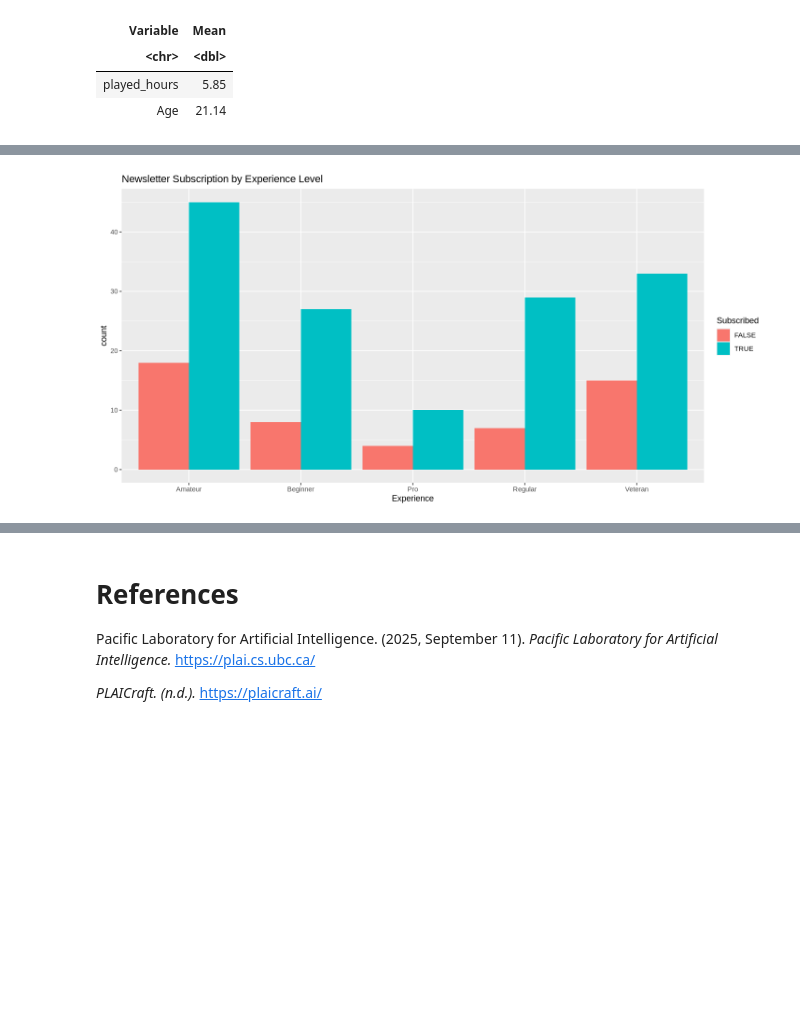
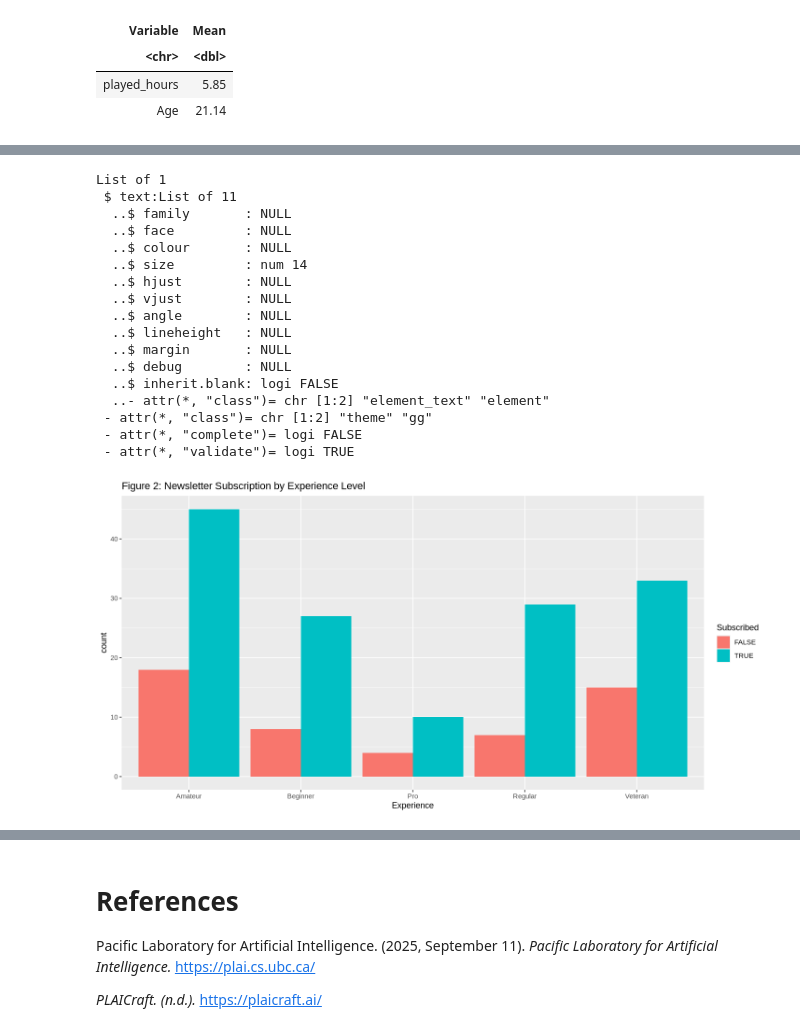
Before and after one commit to AjayAntonio77/DSCI-100-Final-Project, a Jupyter notebook: Final Group Project (R).ipynb, the cells around one changed output, grey strips where cells are left out. Drawn from its saved outputs; the diff is of its cells as text; code cells hidden in the pictures; blank space fills up the shorter version.

```diff
--- a/Final Group Project (R).ipynb
+++ b/Final Group Project (R).ipynb
@@ -226,11 +234,29 @@ List of 1
 # %%
 # Visualization: Subscription by Experience
 minecraft_plot2 <- ggplot(players, aes(x = experience, fill = factor(subscribe))) +
   geom_bar(position = "dodge") +
-  labs(title = "Newsletter Subscription by Experience Level", x = "Experience", fill = "Subscribed")
+  labs(title = "Figure 2: Newsletter Subscription by Experience Level",
+       x = "Experience", fill = "Subscribed")
     theme(text = element_text(size = 14))
 
 minecraft_plot2
 # %% [output]
+List of 1
+ $ text:List of 11
+  ..$ family       : NULL
+  ..$ face         : NULL
+  ..$ colour       : NULL
+  ..$ size         : num 14
+  ..$ hjust        : NULL
+  ..$ vjust        : NULL
+  ..$ angle        : NULL
+  ..$ lineheight   : NULL
+  ..$ margin       : NULL
+  ..$ debug        : NULL
+  ..$ inherit.blank: logi FALSE
+  ..- attr(*, "class")= chr [1:2] "element_text" "element"
+ - attr(*, "class")= chr [1:2] "theme" "gg"
+ - attr(*, "complete")= logi FALSE
+ - attr(*, "validate")= logi TRUE
-[figure, old version]
+[figure, new version]
 # %%
```
Also changed, not shown: parts of 17 cells of this notebook.
